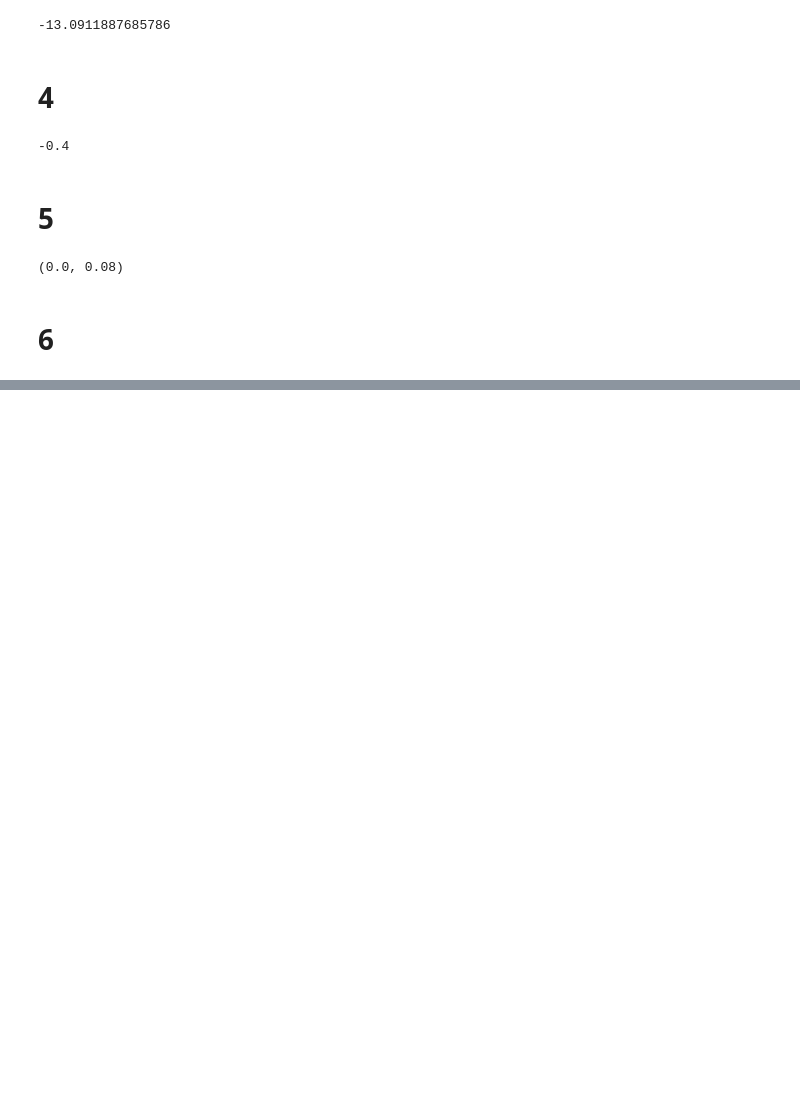
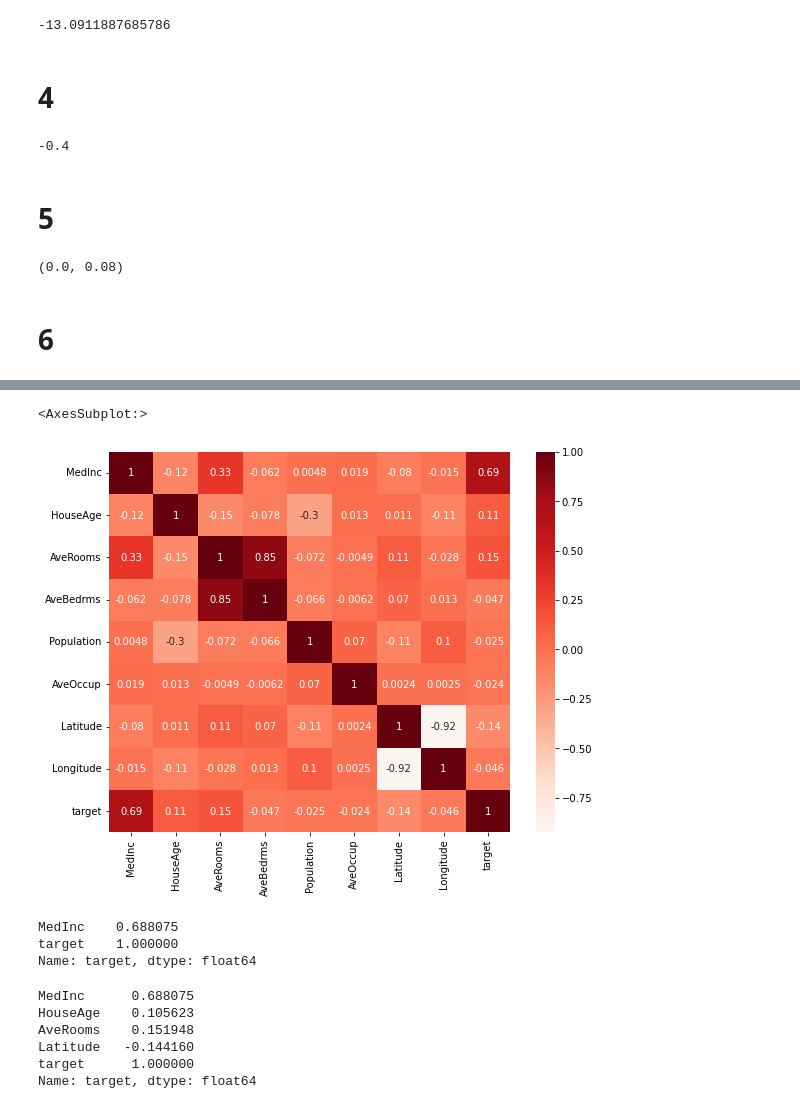
Before and after one commit to SirLemoniada/data-mining, a Jupyter notebook: hw1.ipynb, the cells around one changed output, grey strips where cells are left out. Drawn from its saved outputs; the diff is of its cells as text; code cells hidden in the pictures; blank space fills up the shorter version.

```diff
--- a/hw1.ipynb
+++ b/hw1.ipynb
@@ -180,0 +222,8 @@ from sklearn.preprocessing import
+# %%
+#variance tresholding
+from sklearn.feature_selection import VarianceThreshold
+vt = VarianceThreshold(threshold=1)
+vt.fit(df_cali)
+mask = vt.get_support()
+df_cali_var_tresh = df_cali.loc[:,mask] #removing attributes that have variance < 1
+df_cali_var_tresh #as we can see 'AveBedrms' has been removed
@@ -180,0 +244,30 @@ from sklearn.preprocessing import
+# %%
+#correlation based feature selection
+
+import seaborn as sns
+import matplotlib.pyplot as plt
+plt.figure(figsize=(9,7))
+correlation_matrix = df_cali.corr()
+sns.heatmap(correlation_matrix, annot=True, cmap=plt.cm.Reds)
+# %% [output]
+<AxesSubplot:>
+[figure, added]
+# %%
+#seleting highly correlated features - correlation higher than 0.5
+relevant_features = correlation_matrix['target'][abs(correlation_matrix['target'])>0.5]
+relevant_features #only MedInc is highly correlated enough
+# %% [output]
+MedInc    0.688075
+target    1.000000
+Name: target, dtype: float64
+# %%
+#seleting highly and weakly correlated features - correlation higher than 0.1
+relevant_features = correlation_matrix['target'][abs(correlation_matrix['target'])>0.1]
+relevant_features #MedInc, HouseAge, AveRooms, Latitude has been selected
+# %% [output]
+MedInc      0.688075
+HouseAge    0.105623
+AveRooms    0.151948
+Latitude   -0.144160
+target      1.000000
+Name: target, dtype: float64
```
Also changed, not shown: parts of 10 cells of this notebook.
